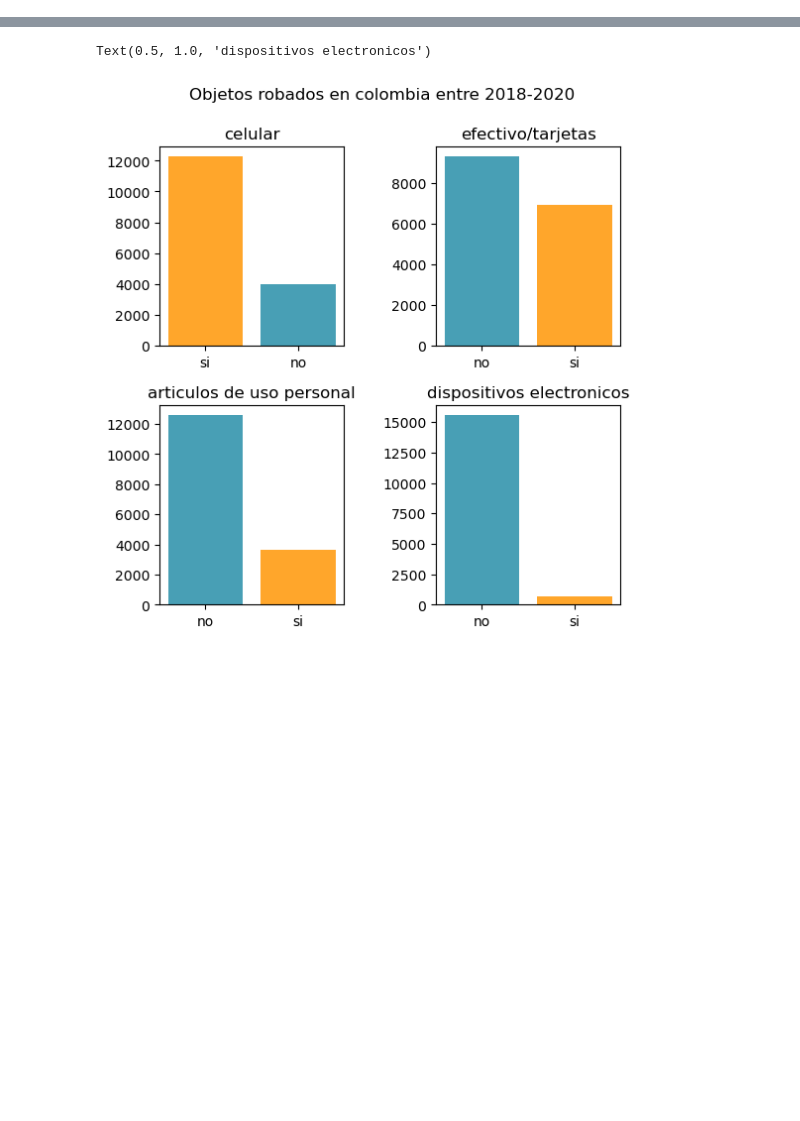
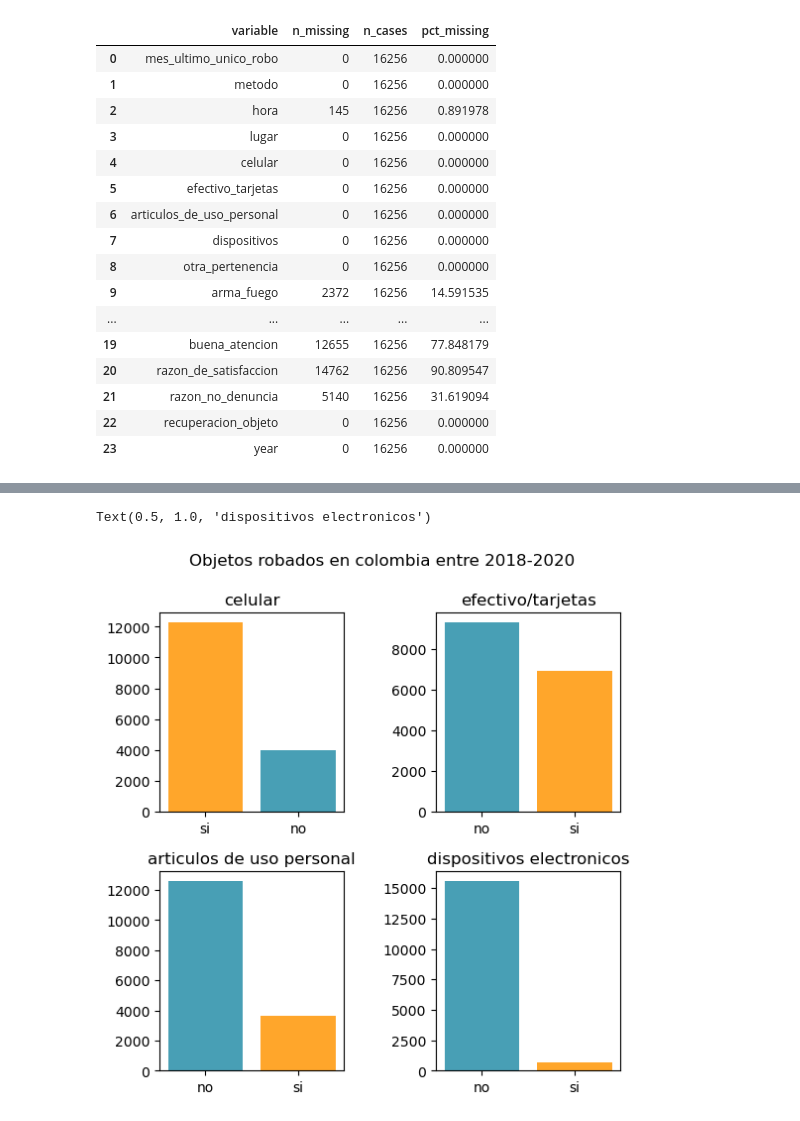
Before and after one commit to giraljv/hurtos_colombia, a Jupyter notebook: notebooks/0-2_exploration.ipynb, the cells around one changed output, grey strips where cells are left out. Saved outputs shown, nothing was run; the diff lists cells and outputs as text; code cells hidden in the pictures; blank space fills up the shorter version.

```diff
--- a/notebooks/0-2_exploration.ipynb
+++ b/notebooks/0-2_exploration.ipynb
@@ -29,2 +41,22 @@ def values_and_names(feature):
+# %%
+df.ms_tools.table_variable_summary()
+# %% [output]
+|  | variable | n_missing | n_cases | pct_missing |
+| 0 | mes_ultimo_unico_robo | 0 | 16256 | 0.000000 |
+| 1 | metodo | 0 | 16256 | 0.000000 |
+| 2 | hora | 145 | 16256 | 0.891978 |
+| 3 | lugar | 0 | 16256 | 0.000000 |
+| 4 | celular | 0 | 16256 | 0.000000 |
+| 5 | efectivo_tarjetas | 0 | 16256 | 0.000000 |
+| 6 | articulos_de_uso_personal | 0 | 16256 | 0.000000 |
+| 7 | dispositivos | 0 | 16256 | 0.000000 |
+| 8 | otra_pertenencia | 0 | 16256 | 0.000000 |
+| 9 | arma_fuego | 2372 | 16256 | 14.591535 |
+| ... | ... | ... | ... | ... |
+| 19 | buena_atencion | 12655 | 16256 | 77.848179 |
+| 20 | razon_de_satisfaccion | 14762 | 16256 | 90.809547 |
+| 21 | razon_no_denuncia | 5140 | 16256 | 31.619094 |
+| 22 | recuperacion_objeto | 0 | 16256 | 0.000000 |
+| 23 | year | 0 | 16256 | 0.000000 |
 # %%
 # %% [output]
```
Also changed, not shown: parts of 11 cells of this notebook.
